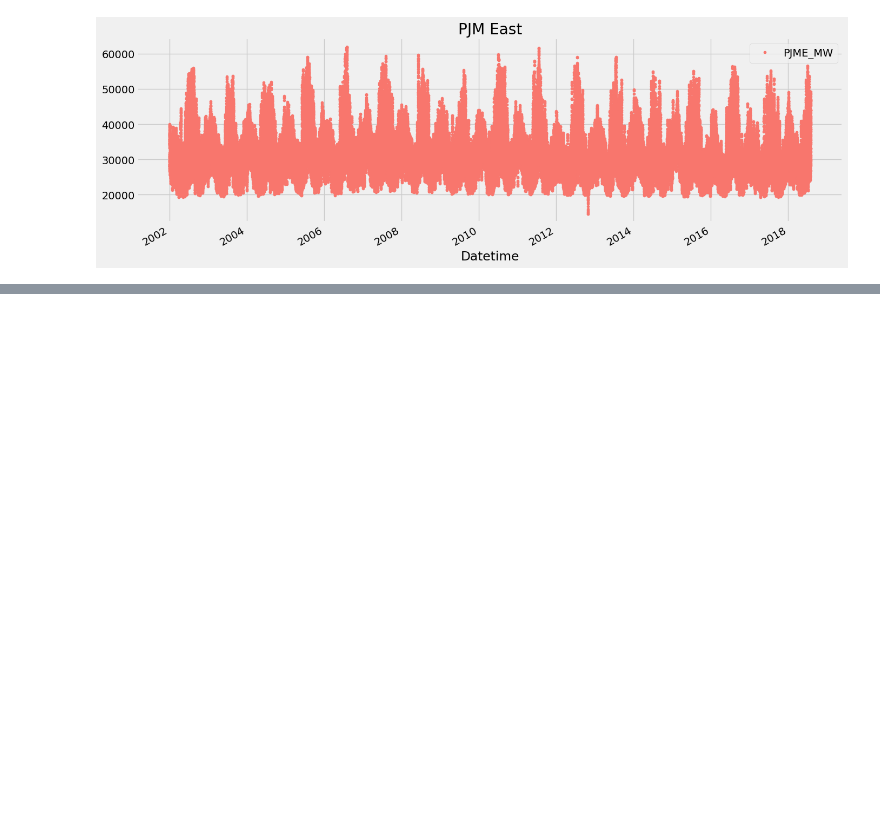
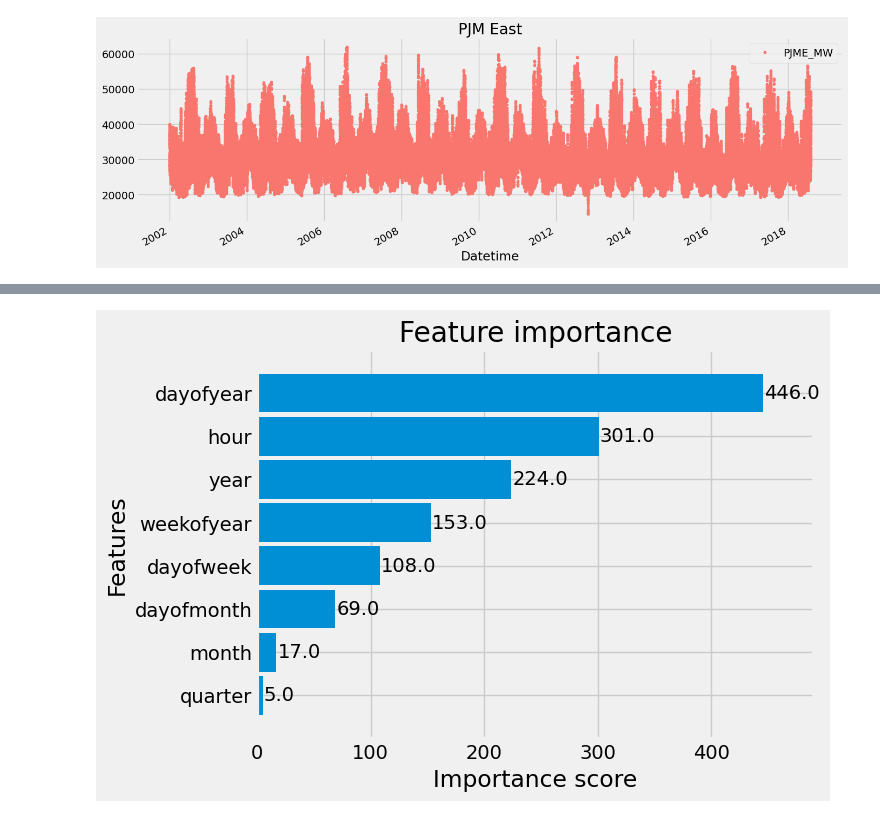
Before and after one commit to loihnt05/time-series-forecasting, a Jupyter notebook: xgboost/main.ipynb, the cells around one changed output, grey strips where cells are left out. Drawn from its saved outputs; the diff is of its cells as text; code cells hidden in the pictures; blank space fills up the shorter version.

```diff
--- a/xgboost/main.ipynb
+++ b/xgboost/main.ipynb
@@ -16,0 +89,7 @@ _ = pjme.plot(style='.', figsize=(15,5), color=color_pal[0], title='PJM East')
+# %%
+X_train, y_train = create_features(pjme_train, label='PJME_MW')
+X_test, y_test = create_features(pjme_test, label='PJME_MW')
+print(X_train)
+print(y_train)
+print(X_test)
+print(y_test)
@@ -16,0 +114,26 @@ _ = pjme.plot(style='.', figsize=(15,5), color=color_pal[0], title='PJM East')
+# %%
+reg = xgb.XGBRegressor(
+    n_estimators=1000,
+    learning_rate=0.1,
+    max_depth=3,
+    min_child_weight=1,
+    gamma=0,
+    subsample=1,
+    colsample_bytree=1,
+    reg_alpha=0,
+    reg_lambda=1,
+    objective='reg:squarederror',  # thay reg:linear
+    base_score=0.5,
+    booster='gbtree',
+    n_jobs=1,
+    random_state=0,
+    early_stopping_rounds=50,
+    scale_pos_weight=1,
+    verbosity=0                   # thay silent=True
+)
+
+reg.fit(
+    X_train, y_train,
+    eval_set=[(X_train, y_train), (X_test, y_test)],
+    verbose=False
+)
@@ -16,0 +152,4 @@ _ = pjme.plot(style='.', figsize=(15,5), color=color_pal[0], title='PJM East')
+# %%
+_ = plot_importance(reg, height=0.9)
+# %% [output]
+[figure, added]
```
Also changed, not shown: parts of 21 cells of this notebook, 5 other files.
